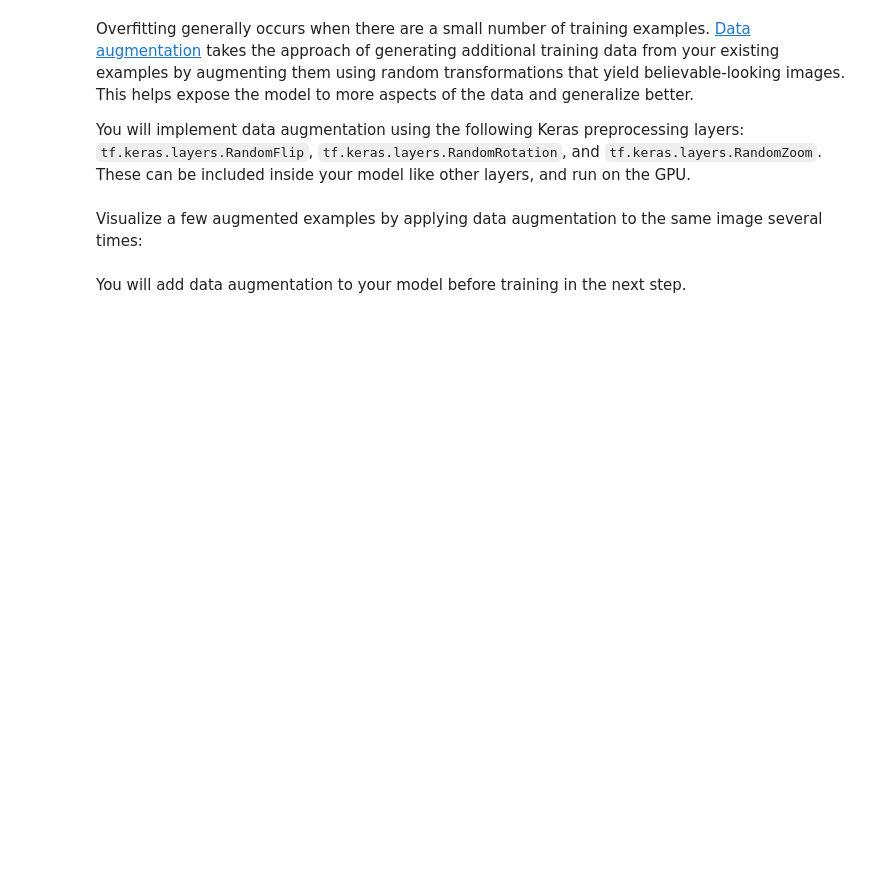
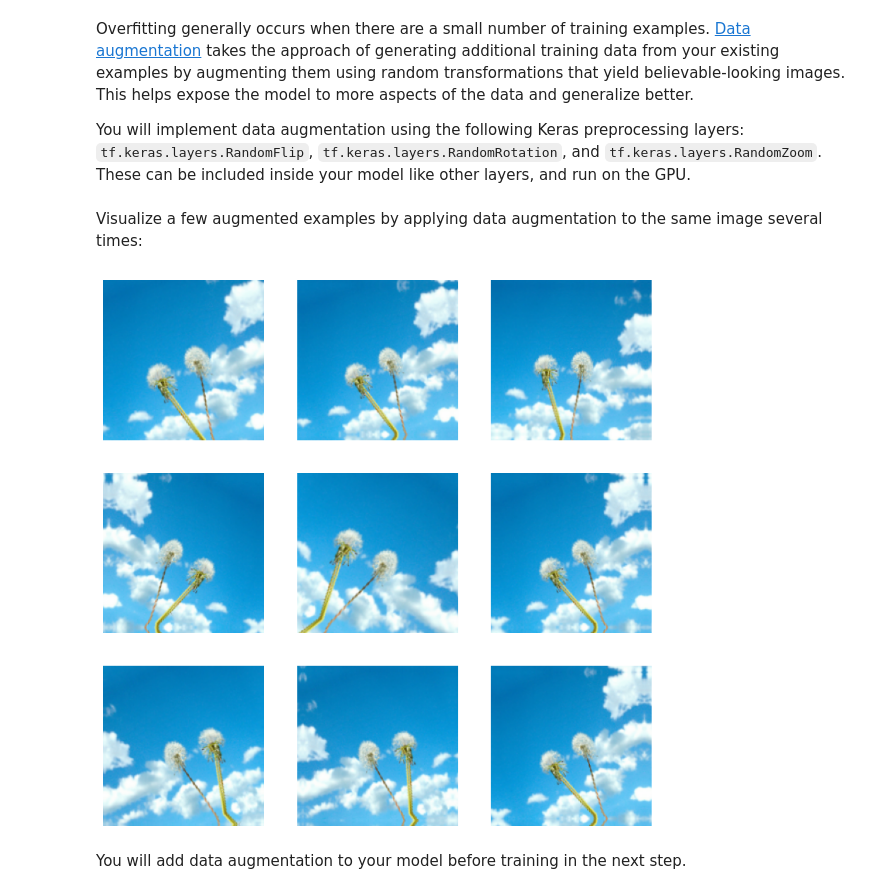
Before and after one commit to Rudragehlot/work-with-TenserFlow, a Jupyter notebook: site/en/tutorials/images/classification.ipynb, the cells around one changed output. Drawn from its saved outputs; the diff is of its cells as text; code cells hidden in the pictures; blank space fills up the shorter version.

```diff
--- a/site/en/tutorials/images/classification.ipynb
+++ b/site/en/tutorials/images/classification.ipynb
@@ -301,12 +368,14 @@ data_augmentation = keras.Sequential(
 Visualize a few augmented examples by applying data augmentation to the same image several times:
 # %%
 plt.figure(figsize=(10, 10))
-for images, _ in train_ds.take(1):
+for images, _ in train_ds.take(5):
   for i in range(9):
     augmented_images = data_augmentation(images)
     ax = plt.subplot(3, 3, i + 1)
     plt.imshow(augmented_images[0].numpy().astype("uint8"))
     plt.axis("off")
+# %% [output]
+[figure, added]
 # %% [markdown]
 You will add data augmentation to your model before training in the next step.
 # %% [markdown]
```
Also changed, not shown: parts of 25 cells of this notebook.
